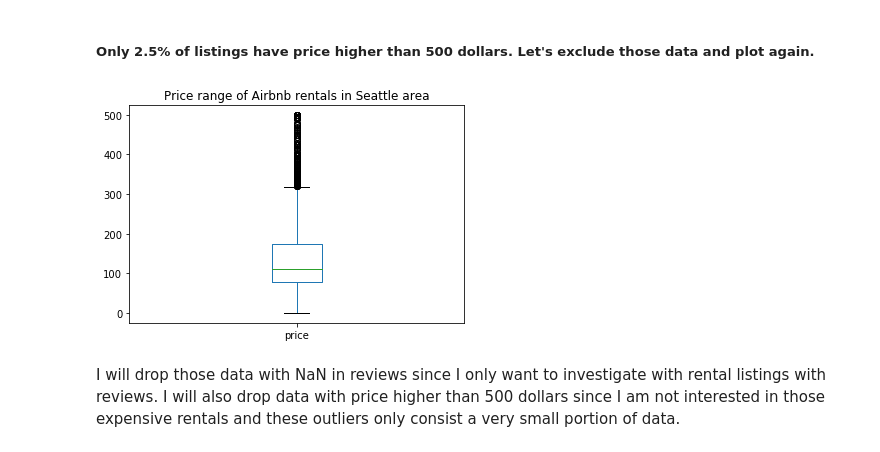
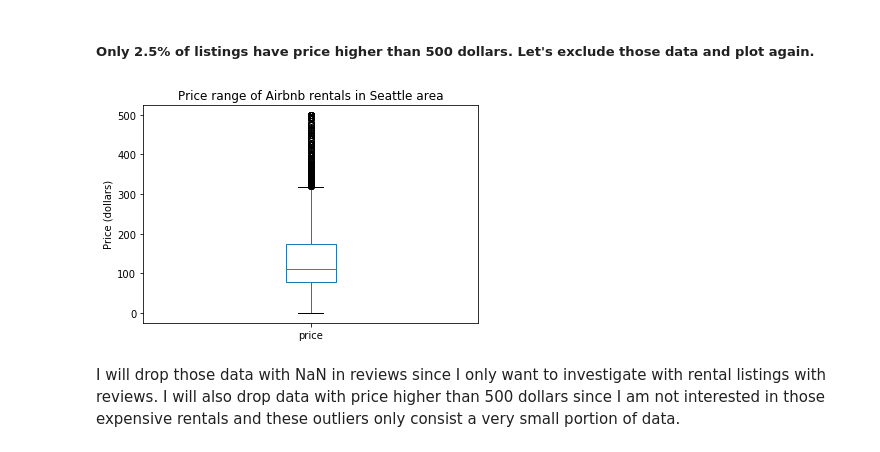
Before and after one commit to texcindy99/Find_My_Favorite_Airbnb_Rental_in_Seattle, a Jupyter notebook: Seattle_Airbnb_Investigation.ipynb, the cells around one changed output. Drawn from its saved outputs; the diff is of its cells as text; code cells hidden in the pictures.

```diff
--- a/Seattle_Airbnb_Investigation.ipynb
+++ b/Seattle_Airbnb_Investigation.ipynb
@@ -132,8 +133,9 @@ sum(list['price']>500)/list.shape[0]
 # %%
 list.loc[list['price']<500,'price'].plot(kind='box')
 plt.title("Price range of Airbnb rentals in Seattle area");
+plt.ylabel("Price (dollars)");
 # %% [output]
-[figure, old version]
+[figure, new version]
 # %% [markdown]
 I will drop those data with NaN in reviews since I only want to investigate with rental listings with reviews. I will also drop data with price higher than 500 dollars since I am not interested in those expensive rentals and these outliers only consist a very small portion of data.
 # %%
```
Also changed, not shown: parts of 8 cells of this notebook.
